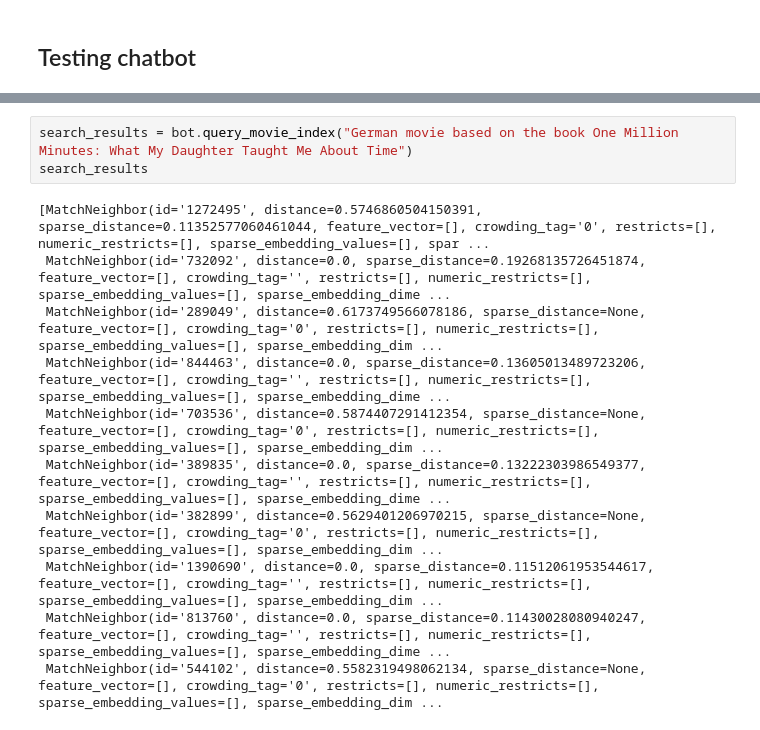
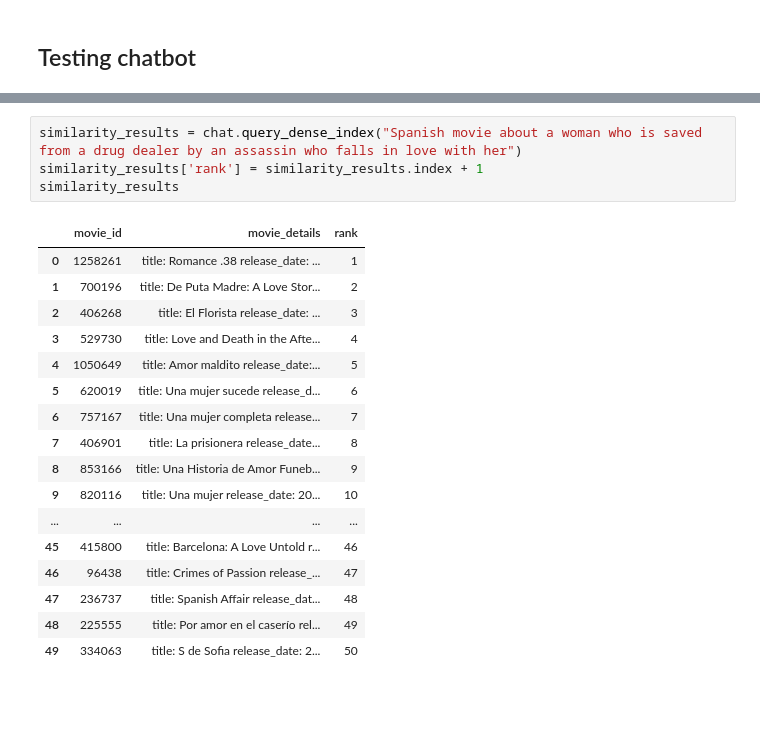
Before and after one commit to Adham2002/WhatMovie, a Jupyter notebook: test_chatbot.ipynb, the cells around one changed output, grey strips where cells are left out. Drawn from its saved outputs; the diff is of its cells as text; blank space fills up the shorter version.

```diff
--- a/test_chatbot.ipynb
+++ b/test_chatbot.ipynb
@@ -86,14 +56,22 @@ bot = MovieBot(
 # %%
-search_results = bot.query_movie_index("German movie based on the book One Million Minutes: What My Daughter Taught Me About Time")
-search_results
+similarity_results = chat.query_dense_index("Spanish movie about a woman who is saved from a drug dealer by an assassin who falls in love with her")
+similarity_results['rank'] = similarity_results.index + 1
+similarity_results
 # %% [output]
-[MatchNeighbor(id='1272495', distance=0.5746860504150391, sparse_distance=0.11352577060461044, feature_vector=[], crowding_tag='0', restricts=[], numeric_restricts=[], sparse_embedding_values=[], spar ...
- MatchNeighbor(id='732092', distance=0.0, sparse_distance=0.19268135726451874, feature_vector=[], crowding_tag='', restricts=[], numeric_restricts=[], sparse_embedding_values=[], sparse_embedding_dime ...
- MatchNeighbor(id='289049', distance=0.6173749566078186, sparse_distance=None, feature_vector=[], crowding_tag='0', restricts=[], numeric_restricts=[], sparse_embedding_values=[], sparse_embedding_dim ...
- MatchNeighbor(id='844463', distance=0.0, sparse_distance=0.13605013489723206, feature_vector=[], crowding_tag='', restricts=[], numeric_restricts=[], sparse_embedding_values=[], sparse_embedding_dime ...
- MatchNeighbor(id='703536', distance=0.5874407291412354, sparse_distance=None, feature_vector=[], crowding_tag='0', restricts=[], numeric_restricts=[], sparse_embedding_values=[], sparse_embedding_dim ...
- MatchNeighbor(id='389835', distance=0.0, sparse_distance=0.13222303986549377, feature_vector=[], crowding_tag='', restricts=[], numeric_restricts=[], sparse_embedding_values=[], sparse_embedding_dime ...
- MatchNeighbor(id='382899', distance=0.5629401206970215, sparse_distance=None, feature_vector=[], crowding_tag='0', restricts=[], numeric_restricts=[], sparse_embedding_values=[], sparse_embedding_dim ...
- MatchNeighbor(id='1390690', distance=0.0, sparse_distance=0.11512061953544617, feature_vector=[], crowding_tag='', restricts=[], numeric_restricts=[], sparse_embedding_values=[], sparse_embedding_dim ...
- MatchNeighbor(id='813760', distance=0.0, sparse_distance=0.11430028080940247, feature_vector=[], crowding_tag='', restricts=[], numeric_restricts=[], sparse_embedding_values=[], sparse_embedding_dime ...
- MatchNeighbor(id='544102', distance=0.5582319498062134, sparse_distance=None, feature_vector=[], crowding_tag='0', restricts=[], numeric_restricts=[], sparse_embedding_values=[], sparse_embedding_dim ...
+|  | movie_id | movie_details | rank |
+| 0 | 1258261 | title: Romance .38 release_date: ... | 1 |
+| 1 | 700196 | title: De Puta Madre: A Love Stor... | 2 |
+| 2 | 406268 | title: El Florista release_date: ... | 3 |
+| 3 | 529730 | title: Love and Death in the Afte... | 4 |
+| 4 | 1050649 | title: Amor maldito release_date:... | 5 |
+| 5 | 620019 | title: Una mujer sucede release_d... | 6 |
+| 6 | 757167 | title: Una mujer completa release... | 7 |
+| 7 | 406901 | title: La prisionera release_date... | 8 |
+| 8 | 853166 | title: Una Historia de Amor Funeb... | 9 |
+| 9 | 820116 | title: Una mujer release_date: 20... | 10 |
+| ... | ... | ... | ... |
+| 45 | 415800 | title: Barcelona: A Love Untold r... | 46 |
+| 46 | 96438 | title: Crimes of Passion release_... | 47 |
+| 47 | 236737 | title: Spanish Affair release_dat... | 48 |
+| 48 | 225555 | title: Por amor en el caserío rel... | 49 |
+| 49 | 334063 | title: S de Sofia release_date: 2... | 50 |
```
Also changed, not shown: parts of 12 cells of this notebook, 21 other files.
